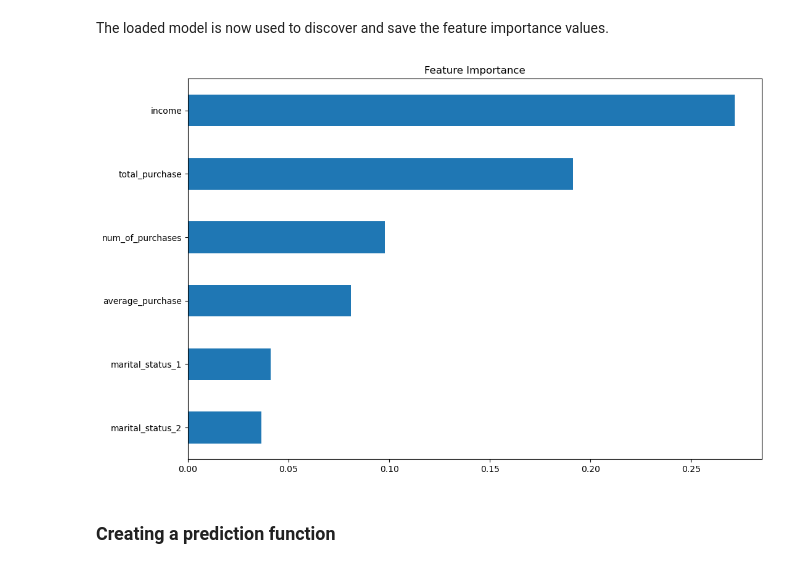
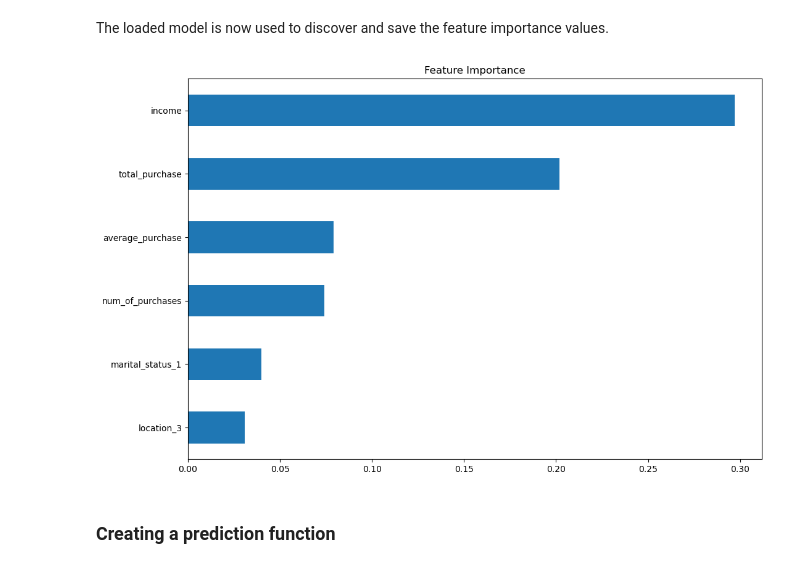
Before and after one commit to Ettiene-Koekemoer/Machine-Learning-382-Project2-Group_J, a Jupyter notebook: modeling.ipynb, the cells around one changed output. Saved outputs shown, nothing was run; the diff lists cells and outputs as text; code cells hidden in the pictures.

```diff
--- a/modeling.ipynb
+++ b/modeling.ipynb
@@ -831,21 +855,22 @@ final_model = joblib.load('./artifacts/model_2.pkl')
 # %% [markdown]
 The loaded model is now used to discover and save the feature importance values.
 # %%
+best = final_model.best_estimator_
 # Get coefficients of features
-coefficients = final_model.named_steps.randomforestclassifier.feature_importances_
+coefficients = best.named_steps.randomforestclassifier.feature_importances_
 
 # Get feature names
-features = final_model.named_steps["onehotencoder"].get_feature_names()
+features = best.named_steps["onehotencoder"].get_feature_names()
 
 # Create a Series of features
 feat_imp = pd.Series(data=coefficients, index=features)
 
 plot_feat_imp = feat_imp.sort_values(ascending=True).tail(6)
 plot_feat_imp.plot(kind="barh", figsize=(12,8))
 plt.title("Feature Importance")
 plt.show()
 # %% [output]
-[figure, old version]
+[figure, new version]
 # %%
 # Saving importance values
 feat_imp.to_csv('./artifacts/feature_importance.csv')
```
Also changed, not shown: parts of 6 cells of this notebook, 5 other files.
